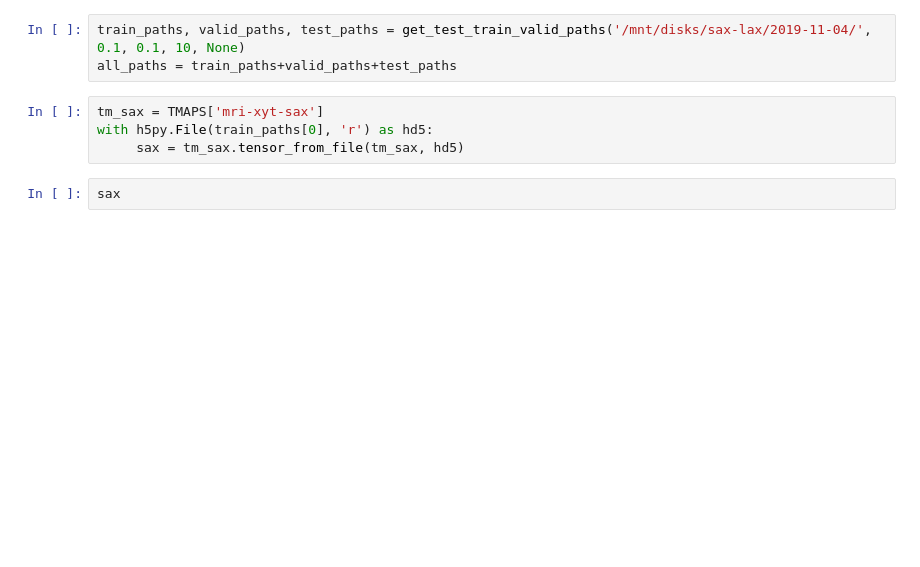
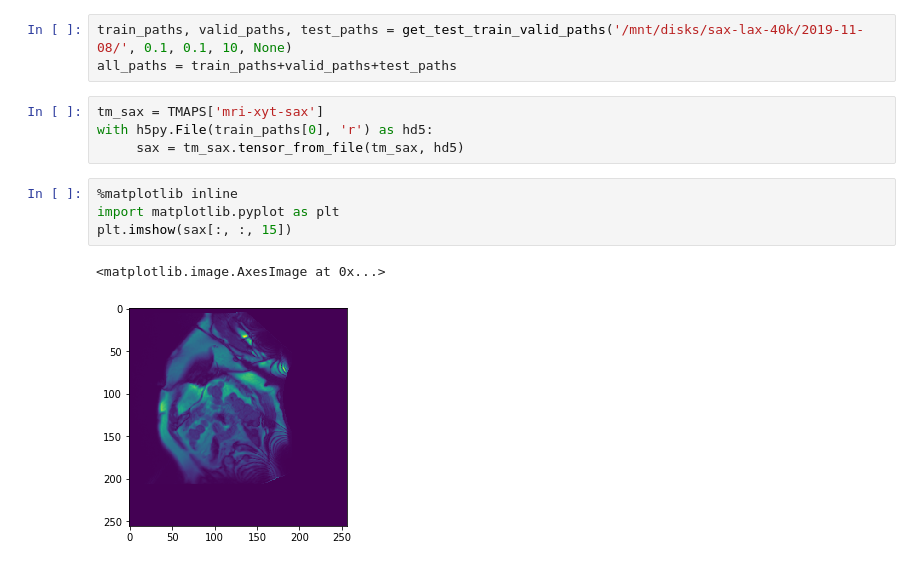
Before and after one commit to deflaux/ml4h, a Jupyter notebook: notebooks/ecg/ecg_mri_categories.ipynb, the cells around one changed output. Saved outputs shown, nothing was run; the diff lists cells and outputs as text; blank space fills up the shorter version.

```diff
--- a/notebooks/ecg/ecg_mri_categories.ipynb
+++ b/notebooks/ecg/ecg_mri_categories.ipynb
@@ -5,9 +15,14 @@ from ml4cvd.tensor_generators import get_test_train_valid_paths
 # %%
-train_paths, valid_paths, test_paths = get_test_train_valid_paths('/mnt/disks/sax-lax/2019-11-04/', 0.1, 0.1, 10, None)
+train_paths, valid_paths, test_paths = get_test_train_valid_paths('/mnt/disks/sax-lax-40k/2019-11-08/', 0.1, 0.1, 10, None)
 all_paths = train_paths+valid_paths+test_paths
 # %%
 tm_sax = TMAPS['mri-xyt-sax']
 with h5py.File(train_paths[0], 'r') as hd5:
      sax = tm_sax.tensor_from_file(tm_sax, hd5)
-# %%
-sax
+# %%
+%matplotlib inline
+import matplotlib.pyplot as plt
+plt.imshow(sax[:, :, 15])
+# %% [output]
+<matplotlib.image.AxesImage at 0x...>
+[figure, added]
```
Also changed, not shown: parts of 1 cell of this notebook.
